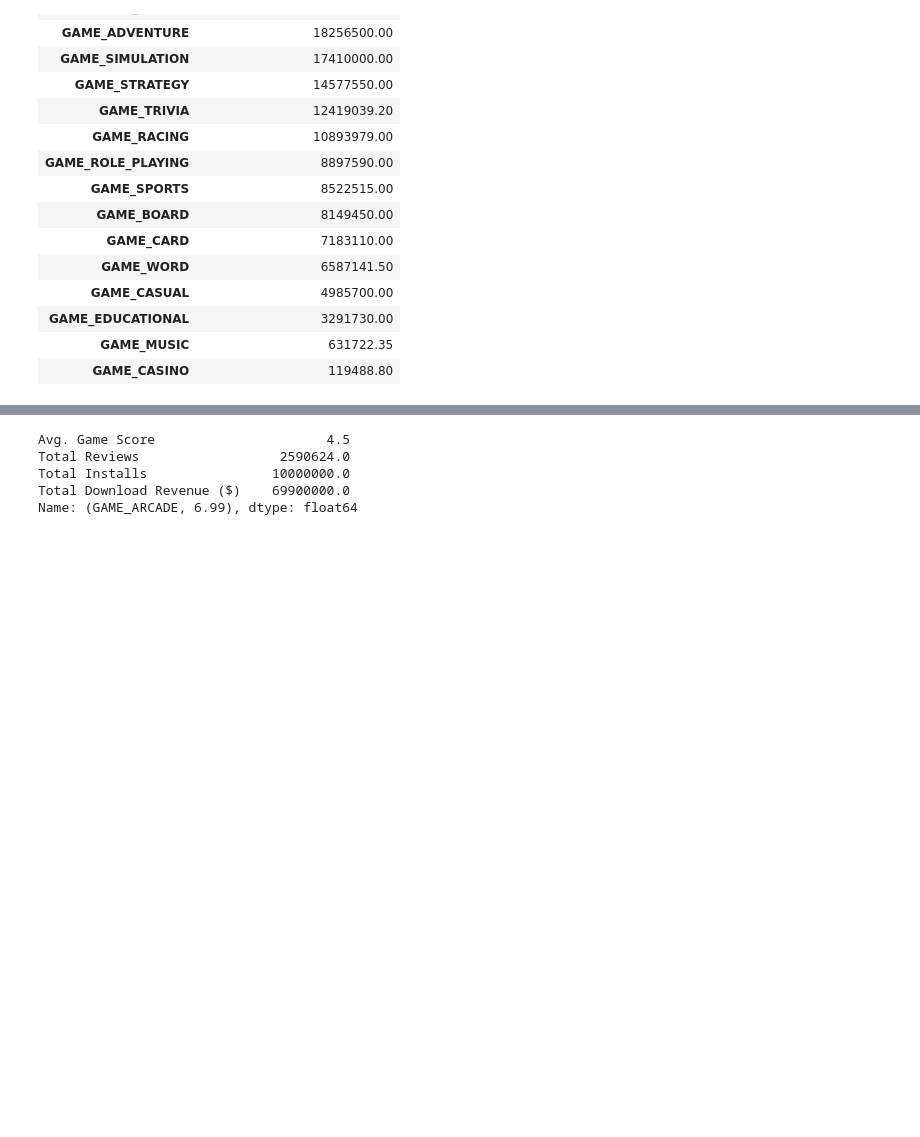
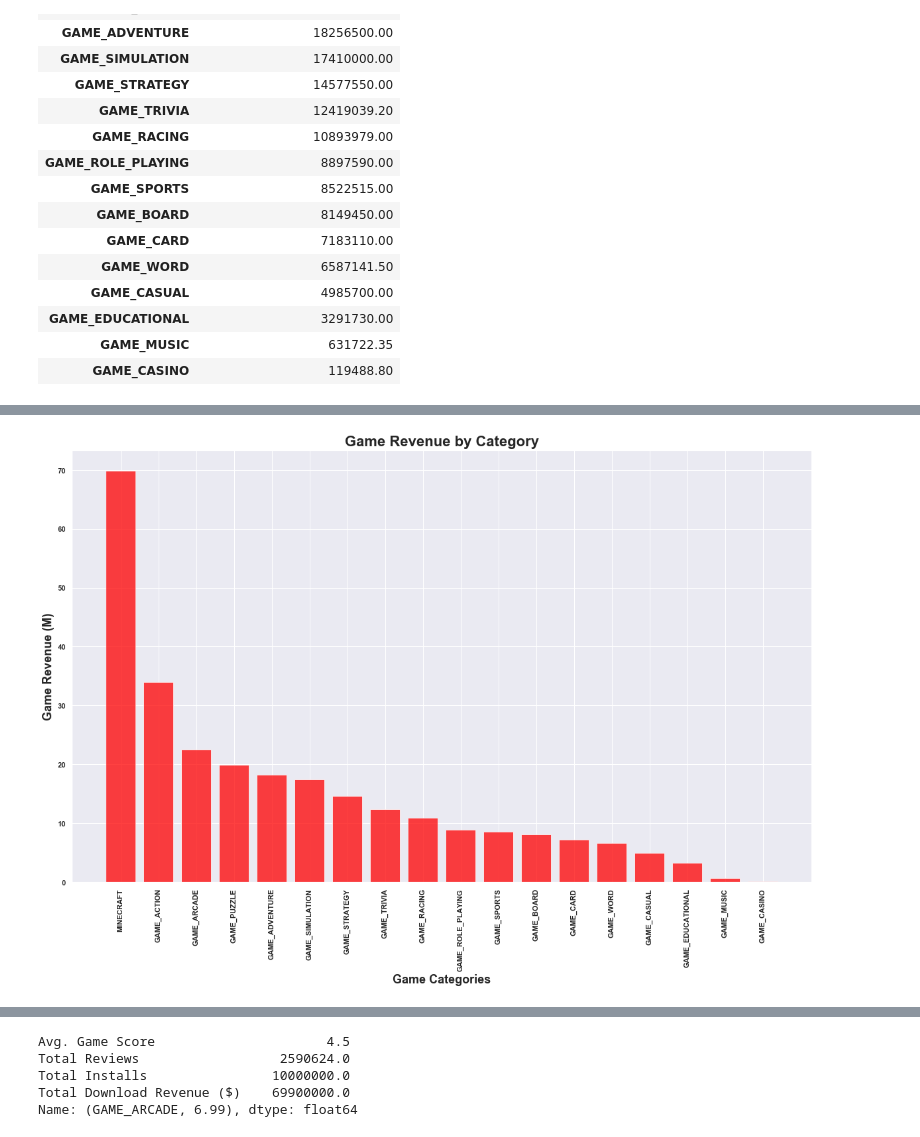
Before and after one commit to EmmanuelFabre/Play_Store_Analysis, a Jupyter notebook: Master Data Frame.ipynb, the cells around one changed output, grey strips where cells are left out. Drawn from its saved outputs; the diff is of its cells as text; code cells hidden in the pictures; blank space fills up the shorter version.

```diff
--- a/Master Data Frame.ipynb
+++ b/Master Data Frame.ipynb
@@ -170,3 +170,9 @@ games_df.head()
 | 2 | Five Nights at Freddy's: SL | GAME_ACTION | 4.5 | 17302 | 2.99 | 100000 | Scott Cawthon | ... |
 | 3 | Hitman Sniper | GAME_ACTION | 4.6 | 590033 | 0.99 | 10000000 | SQUARE ENIX Ltd | ... |
 | 4 | Assassin's Creed Identity | GAME_ACTION | 3.8 | 49874 | 1.99 | 500000 | Ubisoft Entertainment | ... |
+# %%
+# Creates a new dataframe for our Minecraft analysis
+minecraft_df = games_df.copy()
+# %%
+# Make 'Minecraft' its own category
+minecraft_df.at[[50], 'Game Category'] = 'MINECRAFT'
@@ -246,0 +385,5 @@ price_sums
+# %%
+minecraft_values = minecraft_df[['Game Category','Total Download Revenue ($)']].groupby(['Game Category']).sum().sort_values('Total Download Revenue ($)', ascending=False)
+minecraft_values = minecraft_values.reset_index()
+minecraft_values['Revenue(M)'] = minecraft_values['Total Download Revenue ($)'] / 1e6
+minecraft_values
@@ -246,0 +445,15 @@ price_sums
+# %%
+x_axis = np.arange(len(minecraft_values))
+tick_locations = [value for value in x_axis]
+plt.figure(figsize=(20,12))
+plt.rcParams["font.weight"] = "bold"
+plt.rcParams["axes.labelweight"] = "bold"
+plt.bar(x_axis, minecraft_values["Revenue(M)"], color='#ff0101', alpha=0.75, align="center")
+plt.xticks(tick_locations, minecraft_values["Game Category"], rotation="vertical")
+plt.title("Game Revenue by Category", weight="bold", size="22")
+plt.xlabel('Game Categories', size="18")
+plt.ylabel("Game Revenue (M)", size="18")
+plt.savefig("Images/Game Revenue by Category.png", bbox_inches="tight")
+plt.show()
+# %% [output]
+[figure, added]
```
Also changed, not shown: parts of 20 cells of this notebook, 12 other files.
